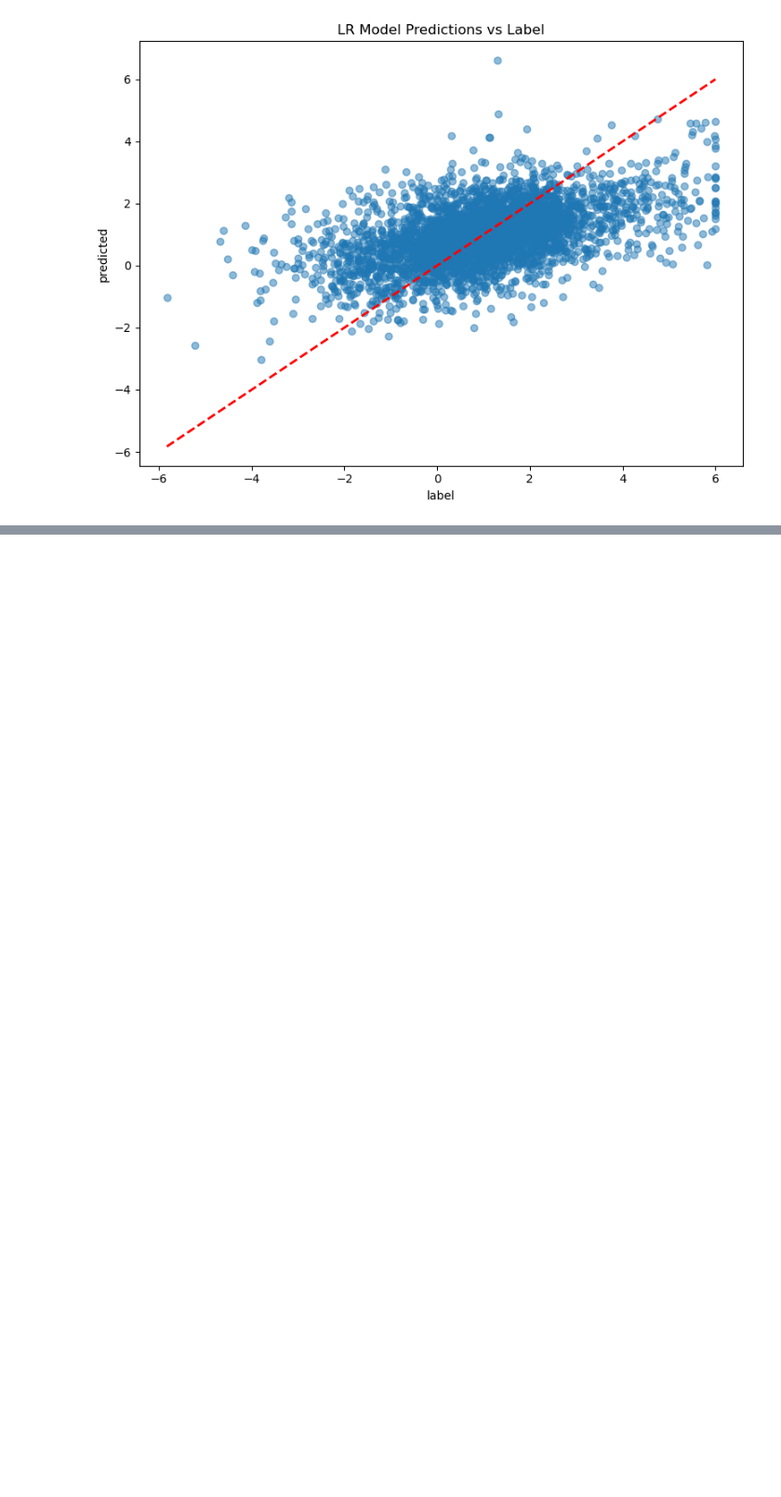
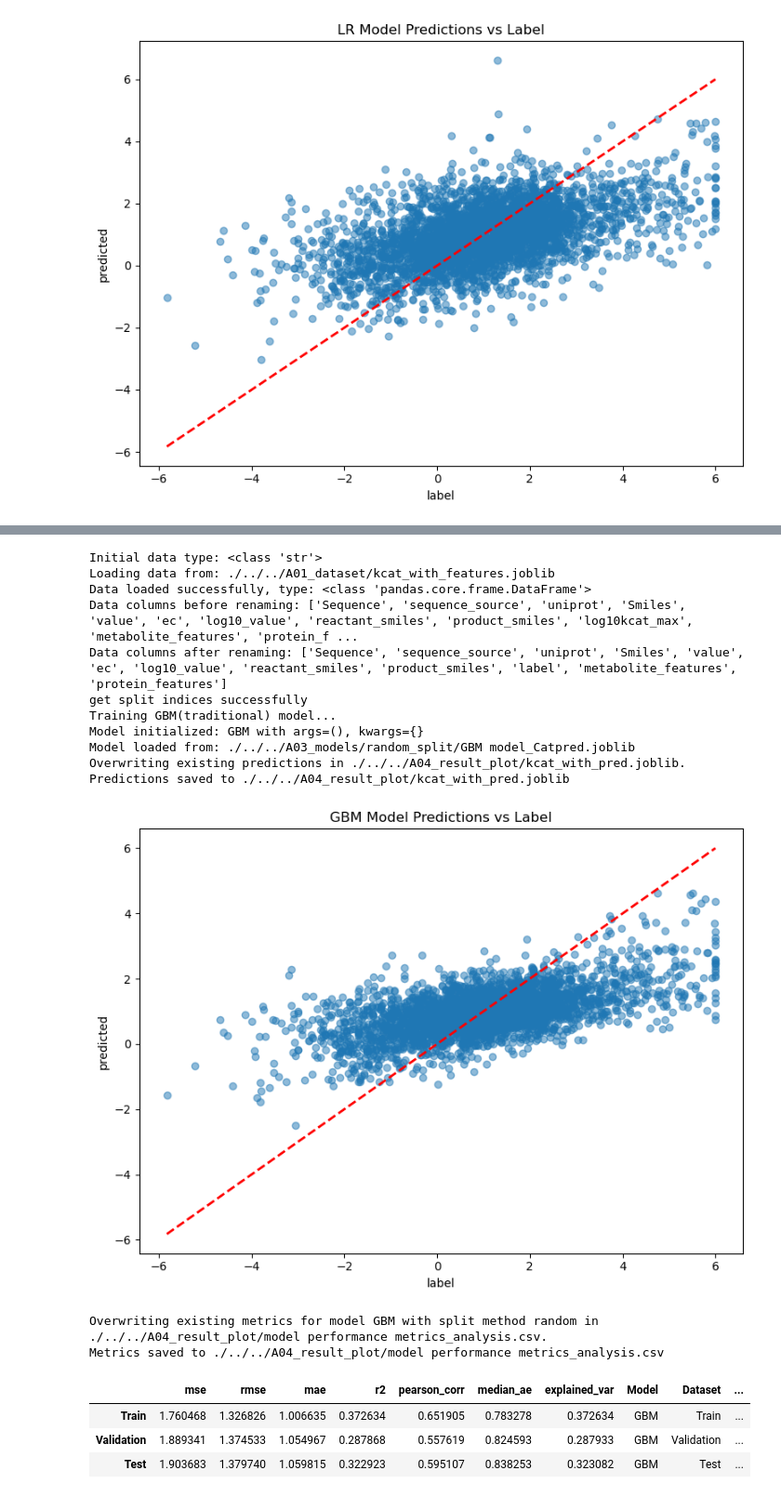
Before and after one commit to youbowei0126/Enzyme_Reactivity_Prediction, a Jupyter notebook: experiments/dataset_catpred_kcat/A02_code/random_split/BenchMarkModel.ipynb, the cells around one changed output, grey strips where cells are left out. Shown at 93% size. Cells and saved outputs as stored; diff of their text form; code cells hidden in the pictures; blank space fills up the shorter version.

```diff
--- a/experiments/dataset_catpred_kcat/A02_code/random_split/BenchMarkModel.ipynb
+++ b/experiments/dataset_catpred_kcat/A02_code/random_split/BenchMarkModel.ipynb
@@ -434,0 +1070,37 @@ bench_mark_model.plot_pred_label_scatter_plot()
+# %%
+# Initialize the ModelBenchmark with enzyme kinetic data, GBM model, and random split
+bench_mark_model = ModelBenchmark(data="./../../A01_dataset/kcat_with_features.joblib",
+                                   model_type="GBM",
+                                   split_method="random",)
+
+# Preprocess the data and rename the target column to 'label'
+bench_mark_model.data_preprocessing(rename_dict={"log10kcat_max": "label"})
+
+# Execute the complete ML pipeline: split data, initialize model, and train
+# bench_mark_model.split_data().model_init().fit()
+bench_mark_model.split_data().model_init().load_model_from_file("./../../A03_models/random_split/GBM model_Catpred.joblib")
+
+bench_mark_model.add_pred_to_data_with_pred_joblib("./../../A04_result_plot/kcat_with_pred.joblib")
+# bench_mark_model.add_pred_to_data_with_pred("./../../A01_dataset/kcat_with_pred.joblib")
+bench_mark_model.plot_pred_label_scatter_plot()
+bench_mark_model.calculate_prediction_metrics().save_or_add_metrics_to_file("./../../A04_result_plot/model performance metrics_analysis.csv")
+bench_mark_model.total_metrics
+# %% [output]
+Initial data type: <class 'str'>
+Loading data from: ./../../A01_dataset/kcat_with_features.joblib
+Data loaded successfully, type: <class 'pandas.core.frame.DataFrame'>
+Data columns before renaming: ['Sequence', 'sequence_source', 'uniprot', 'Smiles', 'value', 'ec', 'log10_value', 'reactant_smiles', 'product_smiles', 'log10kcat_max', 'metabolite_features', 'protein_f ...
+Data columns after renaming: ['Sequence', 'sequence_source', 'uniprot', 'Smiles', 'value', 'ec', 'log10_value', 'reactant_smiles', 'product_smiles', 'label', 'metabolite_features', 'protein_features']
+get split indices successfully
+Training GBM(traditional) model...
+Model initialized: GBM with args=(), kwargs={}
+Model loaded from: ./../../A03_models/random_split/GBM model_Catpred.joblib
+Overwriting existing predictions in ./../../A04_result_plot/kcat_with_pred.joblib.
+Predictions saved to ./../../A04_result_plot/kcat_with_pred.joblib
+[figure, added]
+Overwriting existing metrics for model GBM with split method random in ./../../A04_result_plot/model performance metrics_analysis.csv.
+Metrics saved to ./../../A04_result_plot/model performance metrics_analysis.csv
+|  | mse | rmse | mae | r2 | pearson_corr | median_ae | explained_var | Model | Dataset | ... |
+| Train | 1.760468 | 1.326826 | 1.006635 | 0.372634 | 0.651905 | 0.783278 | 0.372634 | GBM | Train | ... |
+| Validation | 1.889341 | 1.374533 | 1.054967 | 0.287868 | 0.557619 | 0.824593 | 0.287933 | GBM | Validation | ... |
+| Test | 1.903683 | 1.379740 | 1.059815 | 0.322923 | 0.595107 | 0.838253 | 0.323082 | GBM | Test | ... |
```
Also changed, not shown: parts of 19 cells of this notebook, 3 other files.
